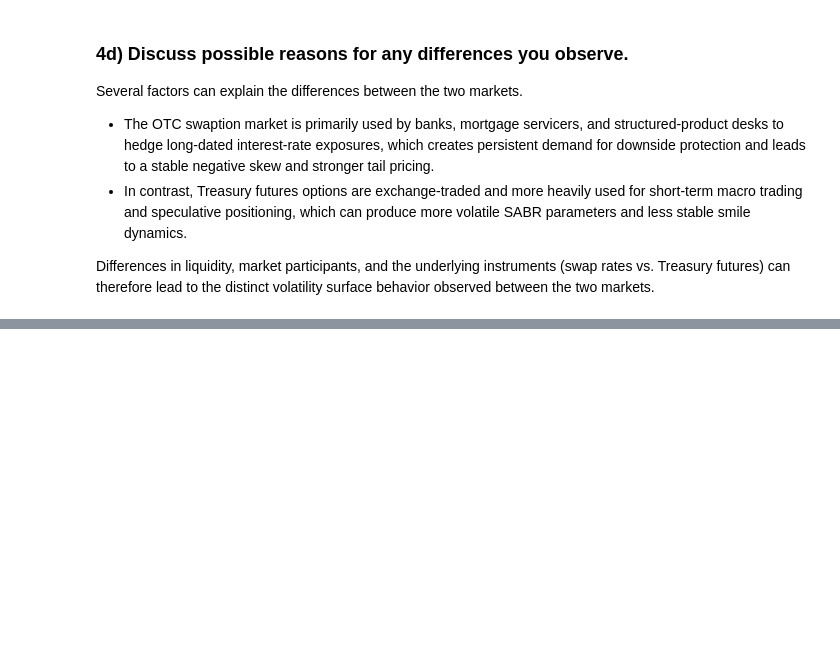
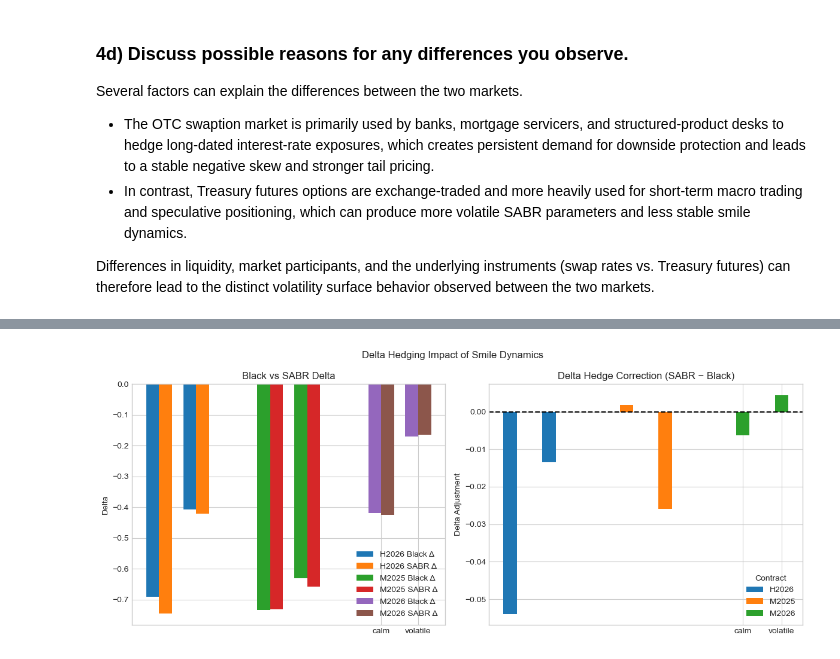
Before and after one commit to se101/Fixed-Income-Derivatives-, a Jupyter notebook: Project.ipynb, the cells around one changed output, grey strips where cells are left out. Cells and saved outputs as stored; diff of their text form; code cells hidden in the pictures; blank space fills up the shorter version.

```diff
--- a/Project.ipynb
+++ b/Project.ipynb
@@ -2514,0 +2466,62 @@ q5_table
+# %%
+fig, axes = plt.subplots(1,2, figsize=(12,5))
+
+contracts = q5_summary["contract"].unique()
+
+bar_width = 0.35
+offset = 0
+
+for contract in contracts:
+
+    df = q5_summary[q5_summary["contract"] == contract].reset_index(drop=True)
+
+    x = np.arange(len(df)) + offset
+
+    # Panel 1: Black vs SABR delta
+    axes[0].bar(
+        x - bar_width/2,
+        df["black_delta"],
+        width=bar_width,
+        label=f"{contract} Black Δ"
+    )
+
+    axes[0].bar(
+        x + bar_width/2,
+        df["sabr_delta"],
+        width=bar_width,
+        label=f"{contract} SABR Δ"
+    )
+
+    # Panel 2: hedge correction
+    axes[1].bar(
+        x,
+        df["delta_difference"],
+        width=bar_width,
+        label=contract
+    )
+
+    axes[0].set_xticks(x)
+    axes[0].set_xticklabels(df["regime"])
+
+    axes[1].set_xticks(x)
+    axes[1].set_xticklabels(df["regime"])
+
+    offset += len(df) + 1
+
+
+# Panel formatting
+axes[0].set_title("Black vs SABR Delta")
+axes[0].set_ylabel("Delta")
+
+axes[1].set_title("Delta Hedge Correction (SABR − Black)")
+axes[1].set_ylabel("Delta Adjustment")
+axes[1].axhline(0, linestyle="--", color="black")
+
+axes[0].legend()
+axes[1].legend(title="Contract")
+
+plt.suptitle("Delta Hedging Impact of Smile Dynamics")
+plt.tight_layout()
+plt.show()
+# %% [output]
+[figure, added]
```
Also changed, not shown: parts of 42 cells of this notebook.
